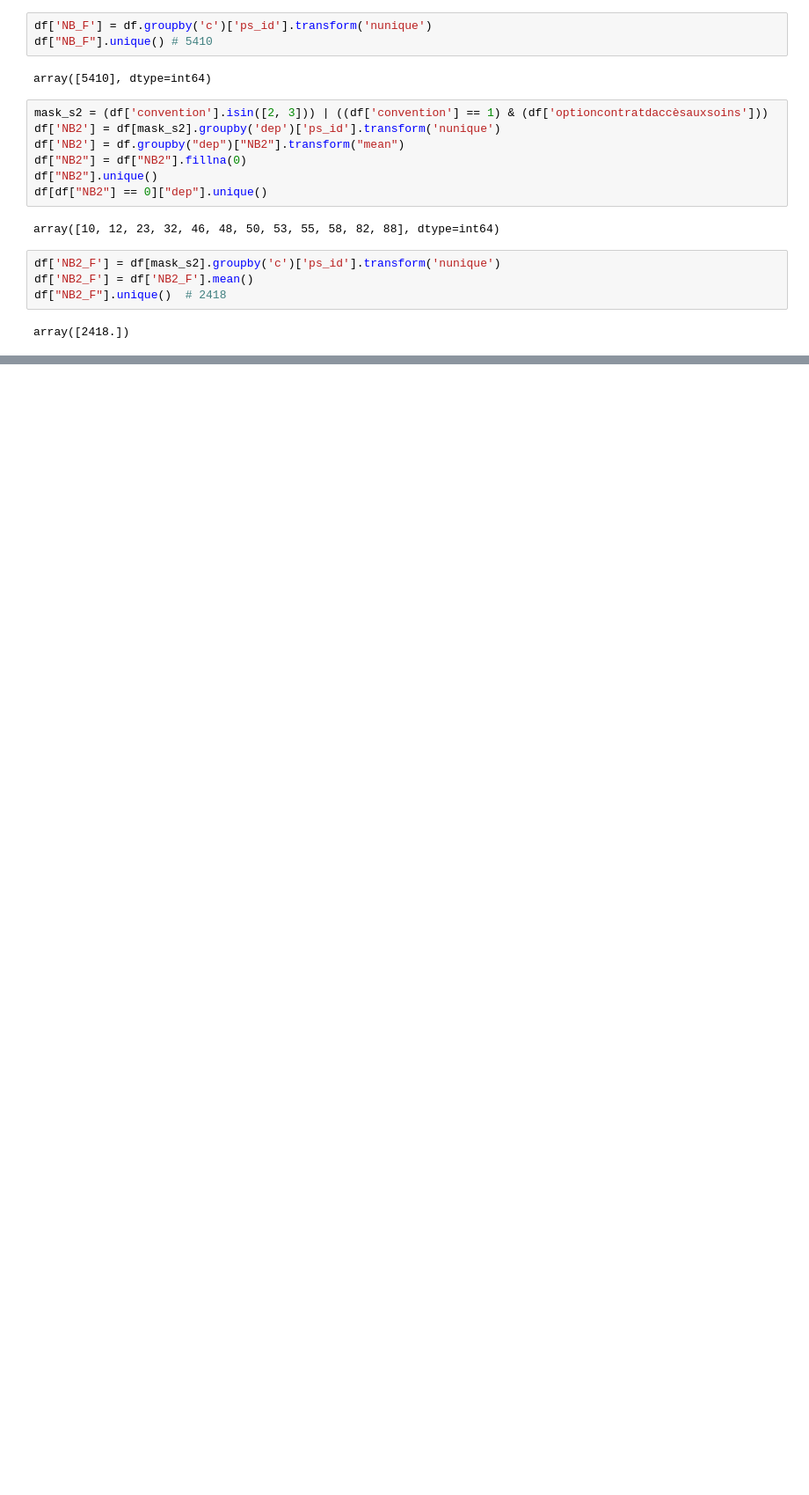
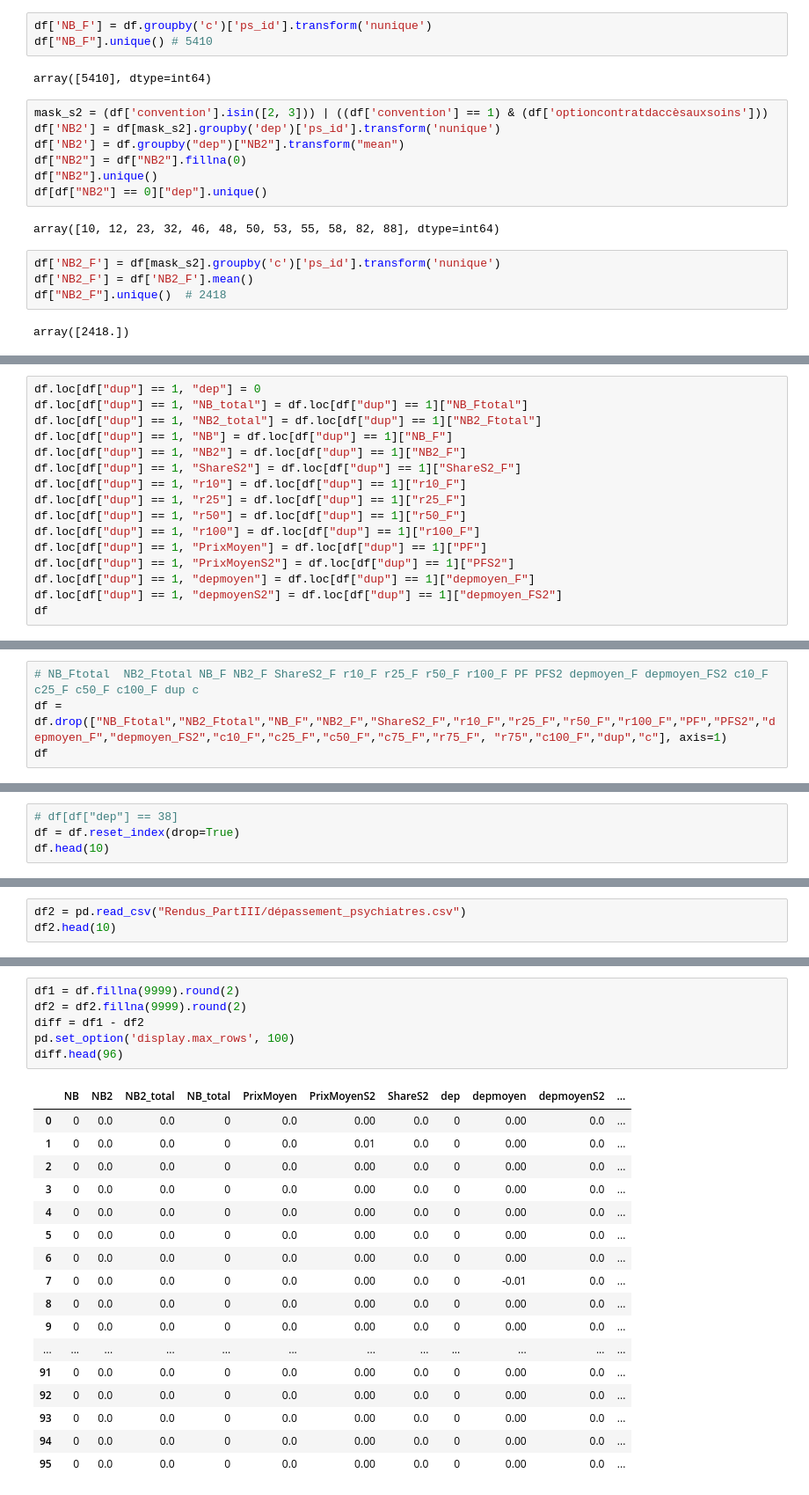
Before and after one commit to cyrilvincent/skema, a Jupyter notebook: depassement/depassement_psy.ipynb, the cells around one changed output, grey strips where cells are left out. Shown: that part at 88% size. Saved outputs shown, nothing was run; the diff lists cells and outputs as text; blank space fills up the shorter version.

```diff
--- a/depassement/depassement_psy.ipynb
+++ b/depassement/depassement_psy.ipynb
@@ -499,0 +727,16 @@ df.head(20)
+# %%
+df.loc[df["dup"] == 1, "dep"] = 0
+df.loc[df["dup"] == 1, "NB_total"] = df.loc[df["dup"] == 1]["NB_Ftotal"]
+df.loc[df["dup"] == 1, "NB2_total"] = df.loc[df["dup"] == 1]["NB2_Ftotal"]
+df.loc[df["dup"] == 1, "NB"] = df.loc[df["dup"] == 1]["NB_F"]
+df.loc[df["dup"] == 1, "NB2"] = df.loc[df["dup"] == 1]["NB2_F"]
+df.loc[df["dup"] == 1, "ShareS2"] = df.loc[df["dup"] == 1]["ShareS2_F"]
+df.loc[df["dup"] == 1, "r10"] = df.loc[df["dup"] == 1]["r10_F"]
+df.loc[df["dup"] == 1, "r25"] = df.loc[df["dup"] == 1]["r25_F"]
+df.loc[df["dup"] == 1, "r50"] = df.loc[df["dup"] == 1]["r50_F"]
+df.loc[df["dup"] == 1, "r100"] = df.loc[df["dup"] == 1]["r100_F"]
+df.loc[df["dup"] == 1, "PrixMoyen"] = df.loc[df["dup"] == 1]["PF"]
+df.loc[df["dup"] == 1, "PrixMoyenS2"] = df.loc[df["dup"] == 1]["PFS2"]
+df.loc[df["dup"] == 1, "depmoyen"] = df.loc[df["dup"] == 1]["depmoyen_F"]
+df.loc[df["dup"] == 1, "depmoyenS2"] = df.loc[df["dup"] == 1]["depmoyen_FS2"]
+df
@@ -499,0 +757,4 @@ df.head(20)
+# %%
+# NB_Ftotal  NB2_Ftotal NB_F NB2_F ShareS2_F r10_F r25_F r50_F r100_F PF PFS2 depmoyen_F depmoyen_FS2 c10_F c25_F c50_F c100_F dup c
+df = df.drop(["NB_Ftotal","NB2_Ftotal","NB_F","NB2_F","ShareS2_F","r10_F","r25_F","r50_F","r100_F","PF","PFS2","depmoyen_F","depmoyen_FS2","c10_F","c25_F","c50_F","c75_F","r75_F", "r75","c100_F","dup","c"], axis=1)
+df
@@ -499,0 +775,4 @@ df.head(20)
+# %%
+# df[df["dep"] == 38]
+df = df.reset_index(drop=True)
+df.head(10)
@@ -499,0 +791,3 @@ df.head(20)
+# %%
+df2 = pd.read_csv("Rendus_PartIII/dépassement_psychiatres.csv")
+df2.head(10)
@@ -499,0 +806,24 @@ df.head(20)
+# %%
+df1 = df.fillna(9999).round(2)
+df2 = df2.fillna(9999).round(2)
+diff = df1 - df2
+pd.set_option('display.max_rows', 100)
+diff.head(96)
+# %% [output]
+|  | NB | NB2 | NB2_total | NB_total | PrixMoyen | PrixMoyenS2 | ShareS2 | dep | depmoyen | depmoyenS2 | ... |
+| 0 | 0 | 0.0 | 0.0 | 0 | 0.0 | 0.00 | 0.0 | 0 | 0.00 | 0.0 | ... |
+| 1 | 0 | 0.0 | 0.0 | 0 | 0.0 | 0.01 | 0.0 | 0 | 0.00 | 0.0 | ... |
+| 2 | 0 | 0.0 | 0.0 | 0 | 0.0 | 0.00 | 0.0 | 0 | 0.00 | 0.0 | ... |
+| 3 | 0 | 0.0 | 0.0 | 0 | 0.0 | 0.00 | 0.0 | 0 | 0.00 | 0.0 | ... |
+| 4 | 0 | 0.0 | 0.0 | 0 | 0.0 | 0.00 | 0.0 | 0 | 0.00 | 0.0 | ... |
+| 5 | 0 | 0.0 | 0.0 | 0 | 0.0 | 0.00 | 0.0 | 0 | 0.00 | 0.0 | ... |
+| 6 | 0 | 0.0 | 0.0 | 0 | 0.0 | 0.00 | 0.0 | 0 | 0.00 | 0.0 | ... |
+| 7 | 0 | 0.0 | 0.0 | 0 | 0.0 | 0.00 | 0.0 | 0 | -0.01 | 0.0 | ... |
+| 8 | 0 | 0.0 | 0.0 | 0 | 0.0 | 0.00 | 0.0 | 0 | 0.00 | 0.0 | ... |
+| 9 | 0 | 0.0 | 0.0 | 0 | 0.0 | 0.00 | 0.0 | 0 | 0.00 | 0.0 | ... |
+| ... | ... | ... | ... | ... | ... | ... | ... | ... | ... | ... | ... |
+| 91 | 0 | 0.0 | 0.0 | 0 | 0.0 | 0.00 | 0.0 | 0 | 0.00 | 0.0 | ... |
+| 92 | 0 | 0.0 | 0.0 | 0 | 0.0 | 0.00 | 0.0 | 0 | 0.00 | 0.0 | ... |
+| 93 | 0 | 0.0 | 0.0 | 0 | 0.0 | 0.00 | 0.0 | 0 | 0.00 | 0.0 | ... |
+| 94 | 0 | 0.0 | 0.0 | 0 | 0.0 | 0.00 | 0.0 | 0 | 0.00 | 0.0 | ... |
+| 95 | 0 | 0.0 | 0.0 | 0 | 0.0 | 0.00 | 0.0 | 0 | 0.00 | 0.0 | ... |
```
Also changed, not shown: parts of 30 cells of this notebook, 17 other files.
